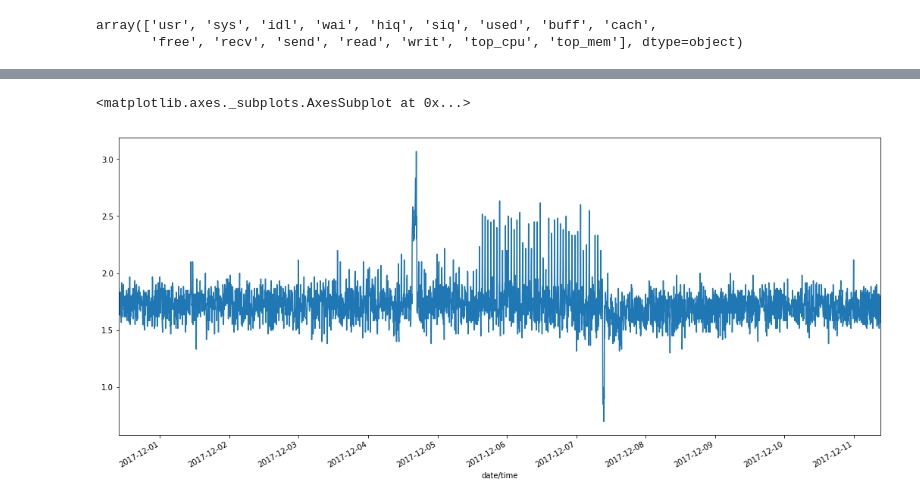
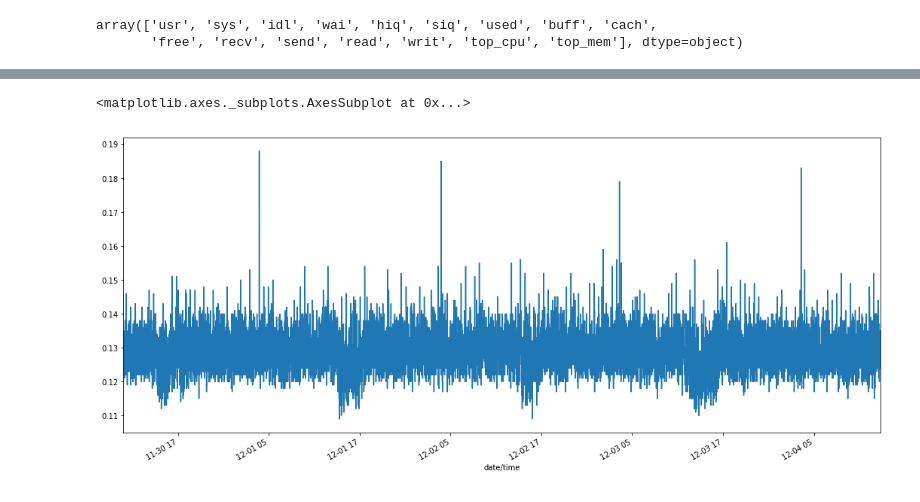
Before and after one commit to zhiyedan/cmserver-jupyter, a Jupyter notebook: timeSeries/cm_monitor_analy/analysis/namenode.ipynb, the cells around one changed output, grey strips where cells are left out. Cells and saved outputs as stored; diff of their text form; code cells hidden in the pictures.

```diff
--- a/timeSeries/cm_monitor_analy/analysis/namenode.ipynb
+++ b/timeSeries/cm_monitor_analy/analysis/namenode.ipynb
@@ -8,7 +8,7 @@ InteractiveShell.ast_node_interactivity = "all"
 # %%
 def parser(time_data):
     return pd.datetime.strptime('2017-'+time_data,'%Y-%d-%m %H:%M:%S')
-data3 = pd.read_csv('../data/namenode_1130.csv',index_col=0, parse_dates=[0], date_parser=parser)
+data3 = pd.read_csv('../data/namenode_1130.csv',header=0,index_col=0, parse_dates=[0], date_parser=parser)
 # %%
 data = data3.rename(columns={'cpu process':'top_cpu','memory process':'top_mem'})
 data['top_cpu'] = data['top_cpu'].str.partition('/')[0]
@@ -21,7 +42,7 @@ array(['usr', 'sys', 'idl', 'wai', 'hiq', 'siq', 'used', 'buff', 'cach',
 # %%
-data[::5].writ.plot()
+data['usr'][:6000].plot()
 plt.gcf().set_size_inches(18,8)
 plt.show()
 # %% [output]
 <matplotlib.axes._subplots.AxesSubplot at 0x...>
-[figure, old version]
+[figure, new version]
```
Also changed, not shown: parts of 6 cells of this notebook, 2 other files.
